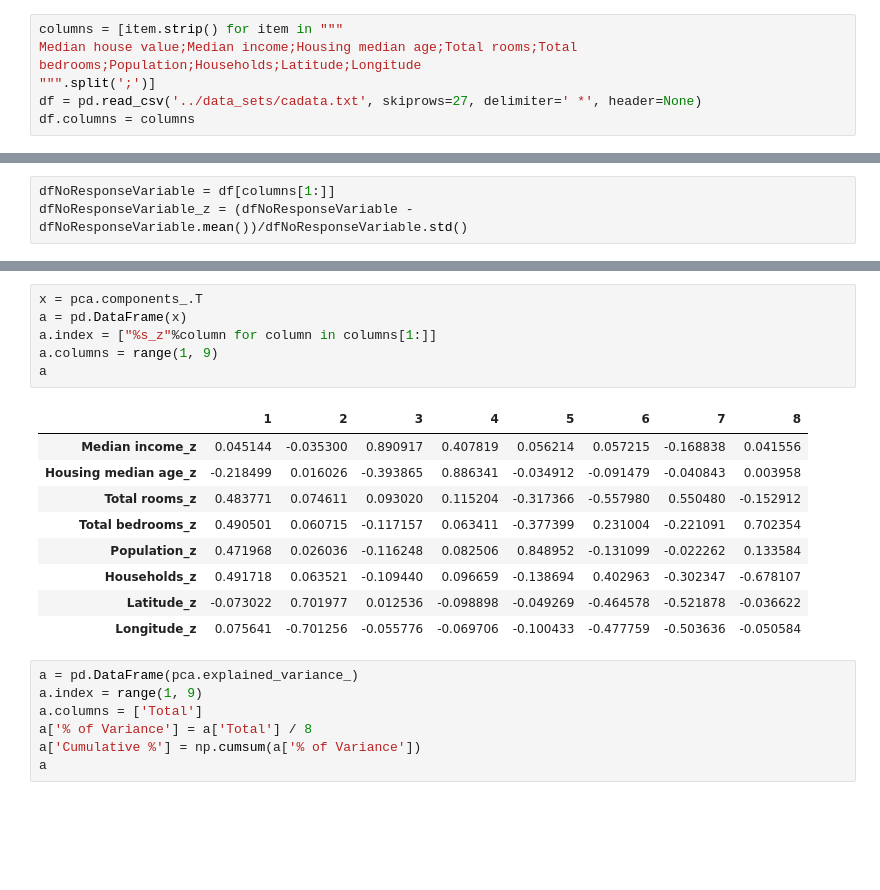
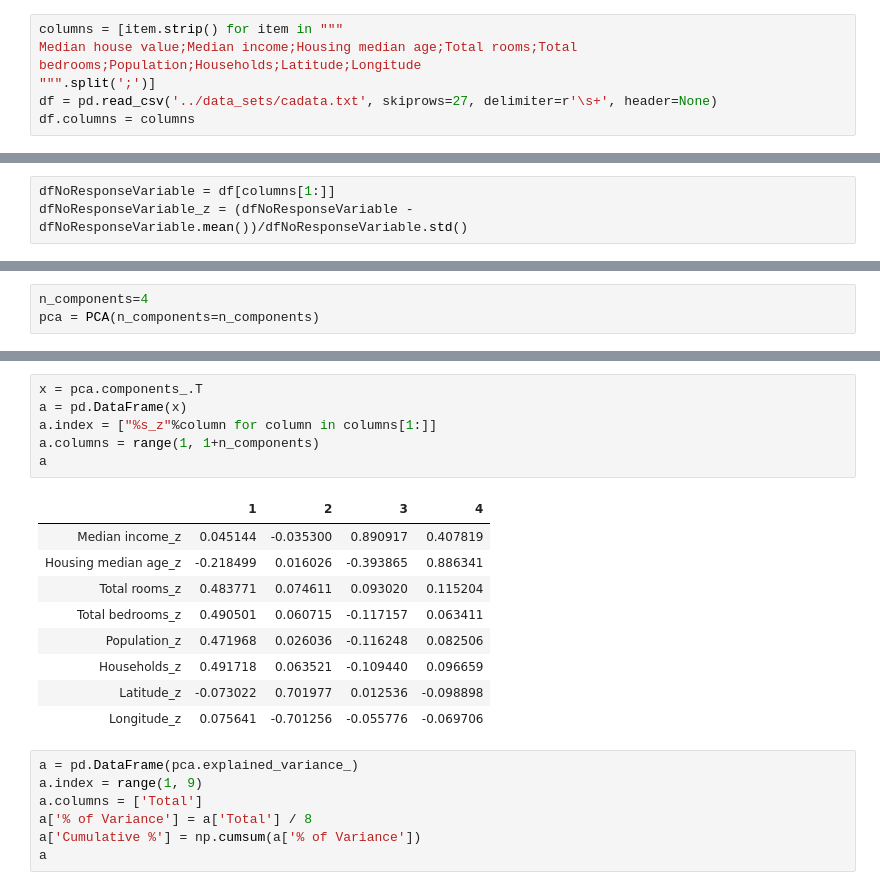
Before and after one commit to rasoolianbehnam/ED, a Jupyter notebook: data_mining/ch04/Untitled.ipynb, the cells around one changed output, grey strips where cells are left out. Cells and saved outputs as stored; diff of their text form; blank space fills up the shorter version.

```diff
--- a/data_mining/ch04/Untitled.ipynb
+++ b/data_mining/ch04/Untitled.ipynb
@@ -25,7 +29,7 @@ from utilities import *
 columns = [item.strip() for item in """
 Median house value;Median income;Housing median age;Total rooms;Total bedrooms;Population;Households;Latitude;Longitude
 """.split(';')]
-df = pd.read_csv('../data_sets/cadata.txt', skiprows=27, delimiter=' *', header=None)
+df = pd.read_csv('../data_sets/cadata.txt', skiprows=27, delimiter=r'\s+', header=None)
 df.columns = columns
 # %%
 df.sample(10)
@@ -79,3 +81,6 @@ pca = PCA(n_components=8)
+# %%
+n_components=4
+pca = PCA(n_components=n_components)
 # %%
 pca.fit(dfNoResponseVariable_z)
 # %% [output]
@@ -84,19 +89,19 @@ PCA(copy=True, iterated_power='auto', n_components=8, random_state=None,
 # %%
 x = pca.components_.T
 a = pd.DataFrame(x)
 a.index = ["%s_z"%column for column in columns[1:]]
-a.columns = range(1, 9)
+a.columns = range(1, 1+n_components)
 a
 # %% [output]
-|  | 1 | 2 | 3 | 4 | 5 | 6 | 7 | 8 |
-| Median income_z | 0.045144 | -0.035300 | 0.890917 | 0.407819 | 0.056214 | 0.057215 | -0.168838 | 0.041556 |
-| Housing median age_z | -0.218499 | 0.016026 | -0.393865 | 0.886341 | -0.034912 | -0.091479 | -0.040843 | 0.003958 |
-| Total rooms_z | 0.483771 | 0.074611 | 0.093020 | 0.115204 | -0.317366 | -0.557980 | 0.550480 | -0.152912 |
-| Total bedrooms_z | 0.490501 | 0.060715 | -0.117157 | 0.063411 | -0.377399 | 0.231004 | -0.221091 | 0.702354 |
-| Population_z | 0.471968 | 0.026036 | -0.116248 | 0.082506 | 0.848952 | -0.131099 | -0.022262 | 0.133584 |
-| Households_z | 0.491718 | 0.063521 | -0.109440 | 0.096659 | -0.138694 | 0.402963 | -0.302347 | -0.678107 |
-| Latitude_z | -0.073022 | 0.701977 | 0.012536 | -0.098898 | -0.049269 | -0.464578 | -0.521878 | -0.036622 |
-| Longitude_z | 0.075641 | -0.701256 | -0.055776 | -0.069706 | -0.100433 | -0.477759 | -0.503636 | -0.050584 |
+|  | 1 | 2 | 3 | 4 |
+| Median income_z | 0.045144 | -0.035300 | 0.890917 | 0.407819 |
+| Housing median age_z | -0.218499 | 0.016026 | -0.393865 | 0.886341 |
+| Total rooms_z | 0.483771 | 0.074611 | 0.093020 | 0.115204 |
+| Total bedrooms_z | 0.490501 | 0.060715 | -0.117157 | 0.063411 |
+| Population_z | 0.471968 | 0.026036 | -0.116248 | 0.082506 |
+| Households_z | 0.491718 | 0.063521 | -0.109440 | 0.096659 |
+| Latitude_z | -0.073022 | 0.701977 | 0.012536 | -0.098898 |
+| Longitude_z | 0.075641 | -0.701256 | -0.055776 | -0.069706 |
 # %%
 a = pd.DataFrame(pca.explained_variance_)
 a.index = range(1, 9)
```
Also changed, not shown: parts of 31 cells of this notebook, 2 other files.
